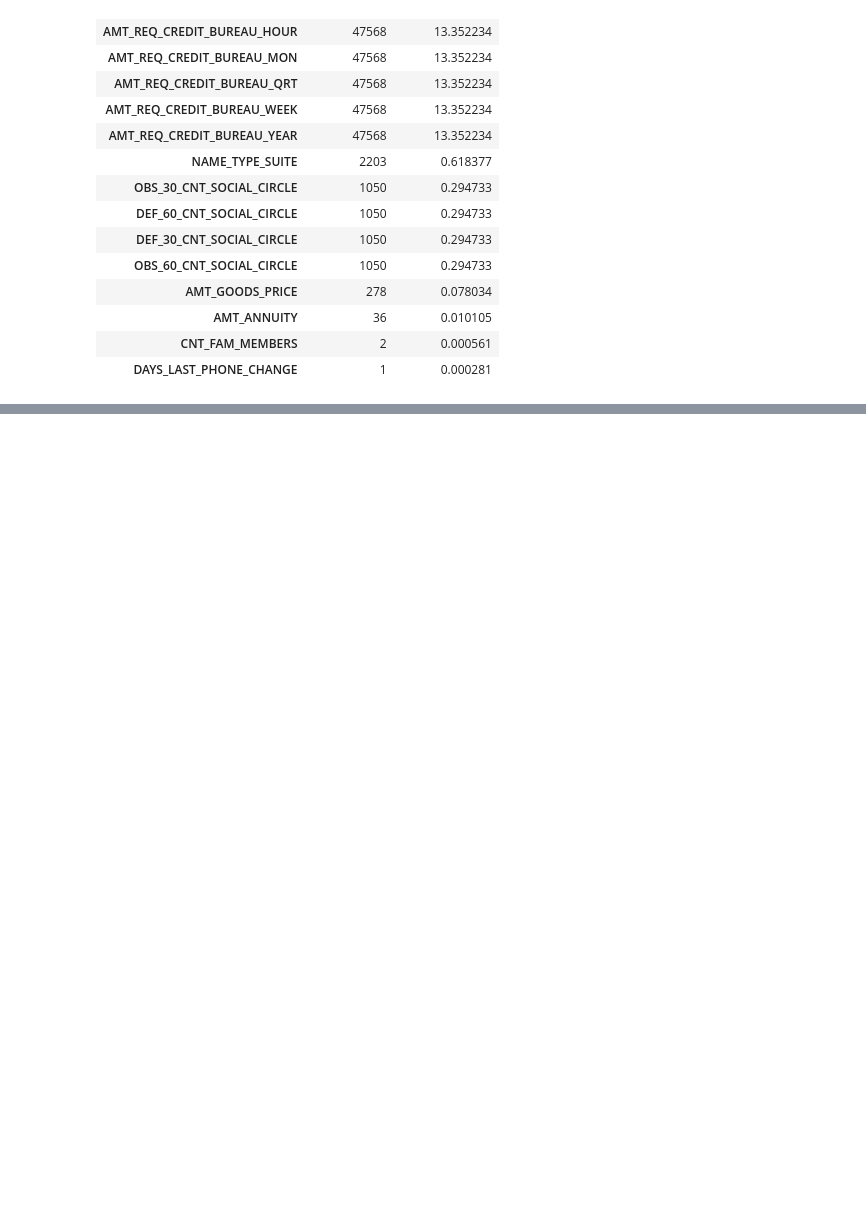
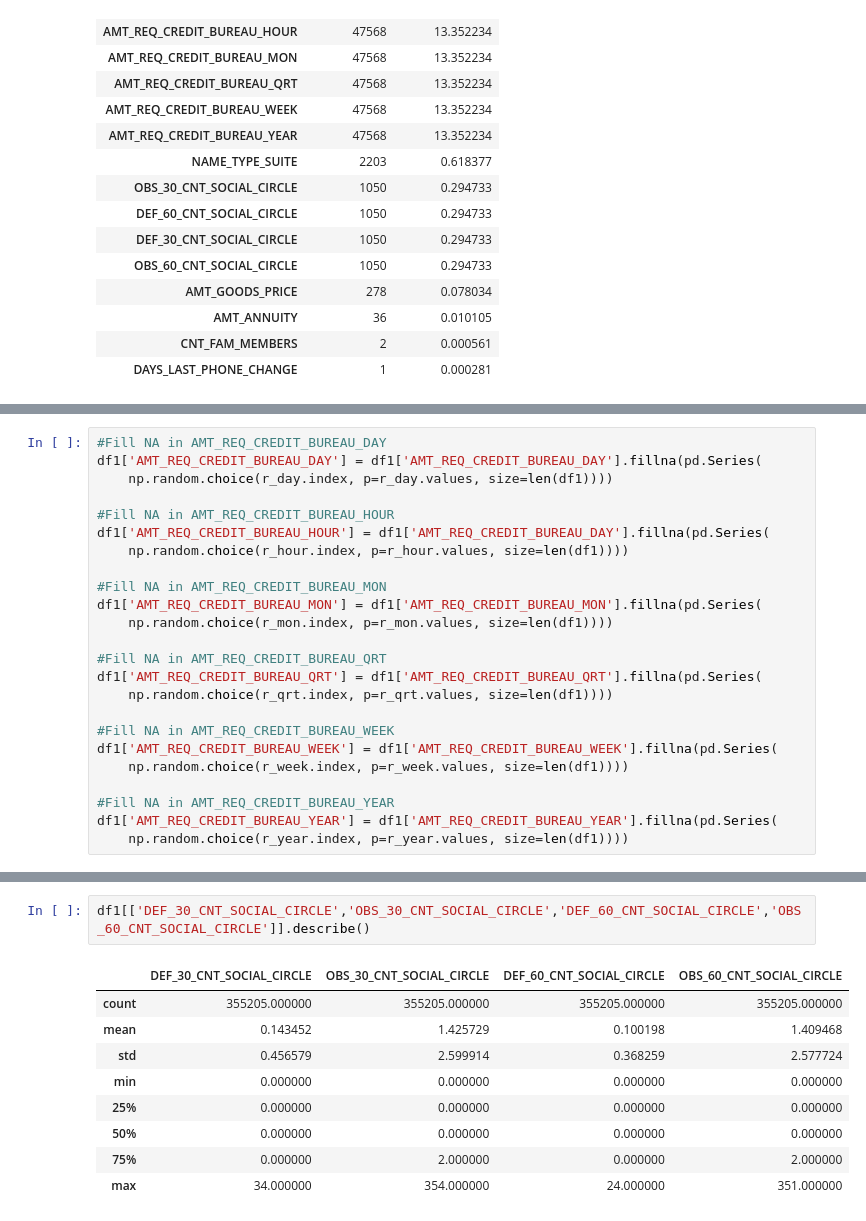
Before and after one commit to terrancexia/Home-Credit-Default-Risk-, a Jupyter notebook: Home Credit Default Risk.ipynb, the cells around one changed output, grey strips where cells are left out. Cells and saved outputs as stored; diff of their text form; blank space fills up the shorter version.

```diff
--- a/Home Credit Default Risk.ipynb
+++ b/Home Credit Default Risk.ipynb
@@ -616,0 +756,24 @@ miss_summ1[miss_summ1['Missing Percent']>0]
+# %%
+#Fill NA in AMT_REQ_CREDIT_BUREAU_DAY
+df1['AMT_REQ_CREDIT_BUREAU_DAY'] = df1['AMT_REQ_CREDIT_BUREAU_DAY'].fillna(pd.Series(
+    np.random.choice(r_day.index, p=r_day.values, size=len(df1))))
+
+#Fill NA in AMT_REQ_CREDIT_BUREAU_HOUR
+df1['AMT_REQ_CREDIT_BUREAU_HOUR'] = df1['AMT_REQ_CREDIT_BUREAU_DAY'].fillna(pd.Series(
+    np.random.choice(r_hour.index, p=r_hour.values, size=len(df1))))
+
+#Fill NA in AMT_REQ_CREDIT_BUREAU_MON
+df1['AMT_REQ_CREDIT_BUREAU_MON'] = df1['AMT_REQ_CREDIT_BUREAU_MON'].fillna(pd.Series(
+    np.random.choice(r_mon.index, p=r_mon.values, size=len(df1))))
+
+#Fill NA in AMT_REQ_CREDIT_BUREAU_QRT
+df1['AMT_REQ_CREDIT_BUREAU_QRT'] = df1['AMT_REQ_CREDIT_BUREAU_QRT'].fillna(pd.Series(
+    np.random.choice(r_qrt.index, p=r_qrt.values, size=len(df1))))
+
+#Fill NA in AMT_REQ_CREDIT_BUREAU_WEEK
+df1['AMT_REQ_CREDIT_BUREAU_WEEK'] = df1['AMT_REQ_CREDIT_BUREAU_WEEK'].fillna(pd.Series(
+    np.random.choice(r_week.index, p=r_week.values, size=len(df1))))
+
+#Fill NA in AMT_REQ_CREDIT_BUREAU_YEAR
+df1['AMT_REQ_CREDIT_BUREAU_YEAR'] = df1['AMT_REQ_CREDIT_BUREAU_YEAR'].fillna(pd.Series(
+    np.random.choice(r_year.index, p=r_year.values, size=len(df1))))
@@ -616,0 +885,12 @@ miss_summ1[miss_summ1['Missing Percent']>0]
+# %%
+df1[['DEF_30_CNT_SOCIAL_CIRCLE','OBS_30_CNT_SOCIAL_CIRCLE','DEF_60_CNT_SOCIAL_CIRCLE','OBS_60_CNT_SOCIAL_CIRCLE']].describe()
+# %% [output]
+|  | DEF_30_CNT_SOCIAL_CIRCLE | OBS_30_CNT_SOCIAL_CIRCLE | DEF_60_CNT_SOCIAL_CIRCLE | OBS_60_CNT_SOCIAL_CIRCLE |
+| count | 355205.000000 | 355205.000000 | 355205.000000 | 355205.000000 |
+| mean | 0.143452 | 1.425729 | 0.100198 | 1.409468 |
+| std | 0.456579 | 2.599914 | 0.368259 | 2.577724 |
+| min | 0.000000 | 0.000000 | 0.000000 | 0.000000 |
+| 25% | 0.000000 | 0.000000 | 0.000000 | 0.000000 |
+| 50% | 0.000000 | 0.000000 | 0.000000 | 0.000000 |
+| 75% | 0.000000 | 2.000000 | 0.000000 | 2.000000 |
+| max | 34.000000 | 354.000000 | 24.000000 | 351.000000 |
```
Also changed, not shown: parts of 35 cells of this notebook.
